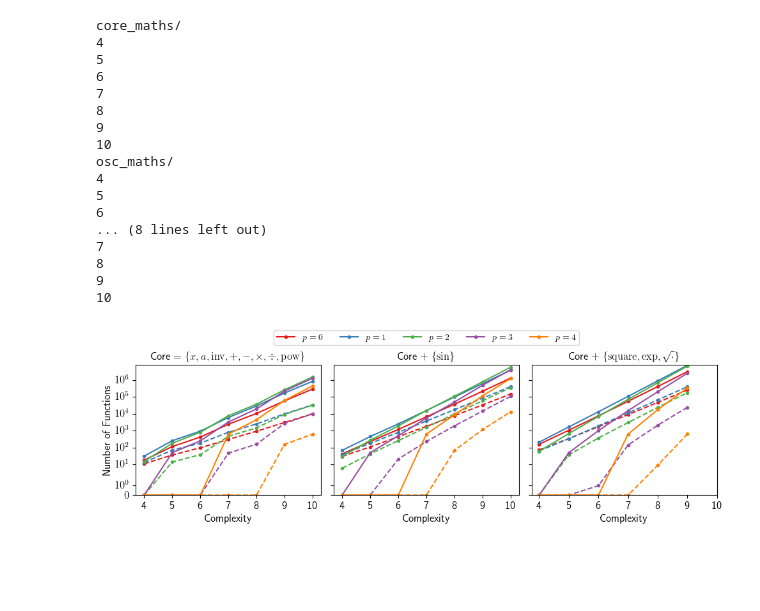
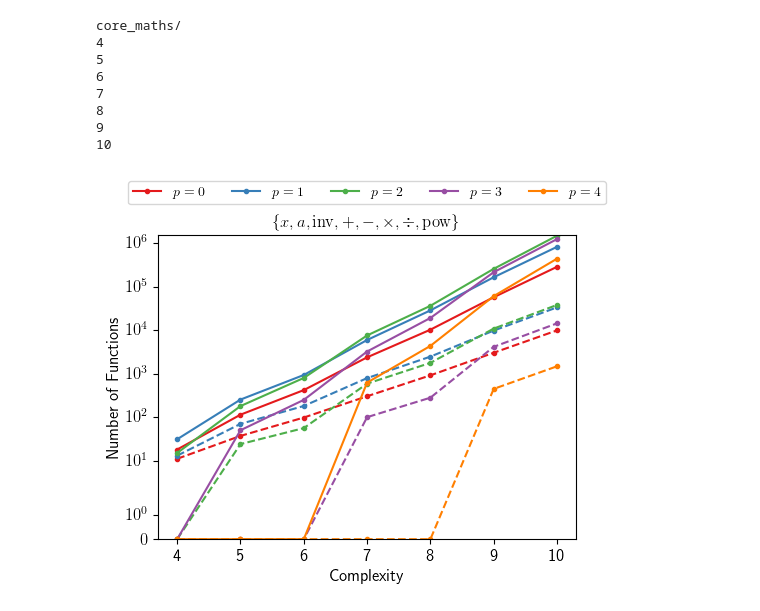
Before and after one commit to DeaglanBartlett/ESR, a Jupyter notebook: Paper1_Plots.ipynb, the cells around one changed output. Saved outputs shown, nothing was run; the diff lists cells and outputs as text; code cells hidden in the pictures; blank space fills up the shorter version.

```diff
--- a/Paper1_Plots.ipynb
+++ b/Paper1_Plots.ipynb
@@ -35,13 +35,18 @@ def count_fun(fname):
 
 all_compl = np.arange(4, 11)
 # all_compl = np.arange(4, 8)
-all_dirname = ['core_maths/', 'osc_maths/', 'ext_maths/']
-all_ops = [r'Core = $\{x, a, {\rm inv}, +, -, \times, \div, {\rm pow} \}$',
-          r'Core + $\{ \sin \}$',
-          r'Core + $\{ {\rm square}, \exp, \sqrt{\cdot} \}$']
+# all_dirname = ['core_maths/', 'osc_maths/', 'ext_maths/']
+# all_ops = [r'Core = $\{x, a, {\rm inv}, +, -, \times, \div, {\rm pow} \}$',
+#           r'Core + $\{ \sin \}$',
+#           r'Core + $\{ {\rm square}, \exp, \sqrt{\cdot} \}$']
+all_dirname = ['core_maths/']
+all_ops = [r'$\{x, a, {\rm inv}, +, -, \times, \div, {\rm pow} \}$']
+
 nfortab = 4
 
-fig, axs = plt.subplots(1, 3, figsize=(10,3), sharey=True)
+# fig, axs = plt.subplots(1, 3, figsize=(10,3), sharey=True)
+fig, axs = plt.subplots(1, 1, figsize=(5,4))
+axs = [axs]
 cm = plt.get_cmap('Set1')
 
 for i in range(len(all_dirname)):
@@ -80,48 +85,38 @@ for i in range(len(all_dirname)):
         except:
             pass
 
-#     print(all_total)
-#     print(all_uniq)
 
     all_total = np.array(all_total, dtype=int)
     all_uniq = np.array(all_uniq, dtype=int)
 
     for j in range(all_total.shape[1]):
         c = cm(j)
         axs[i].plot(all_compl[:all_total.shape[0]], all_total[:,j], color=c, marker='.', label=r'$p = %i$'%j)
         axs[i].plot(all_compl[:all_total.shape[0]], all_uniq[:,j], color=c, ls='--', marker='.')
 
     axs[i].set_xlabel('Complexity')
     axs[i].set_title(ops)
 
     axs[i].set_xticks(all_compl)
     axs[i].set_xticklabels(all_compl)
 
 axs[0].set_yscale('symlog')
 axs[0].set_ylabel('Number of Functions')
 axs[0].set_ylim(0, None)
 
 fig.tight_layout()
 fig.subplots_adjust(hspace=0)
 
-axs[1].legend(loc='upper center', bbox_to_anchor=(0.5, 1.3), ncol=nfortab+1, fancybox=True)
+# axs[int(np.floor(len(axs)/2))].legend(loc='upper center', bbox_to_anchor=(0.5, 1.3), ncol=nfortab+1, fancybox=True)
+axs[int(np.floor(len(axs)/2))].legend(loc='upper center', bbox_to_anchor=(0.5, 1.2), ncol=nfortab+1, fancybox=True)
 fig.savefig('figs/count_functions.pdf', bbox_inches='tight', transparent=True)
 # %% [output]
 core_maths/
 4
 5
 6
 7
 8
 9
 10
-osc_maths/
-4
-5
-6
-... (8 lines left out)
-7
-8
-9
-10
-[figure, old version]
+[figure, new version]
```
Also changed, not shown: 9 other files.
